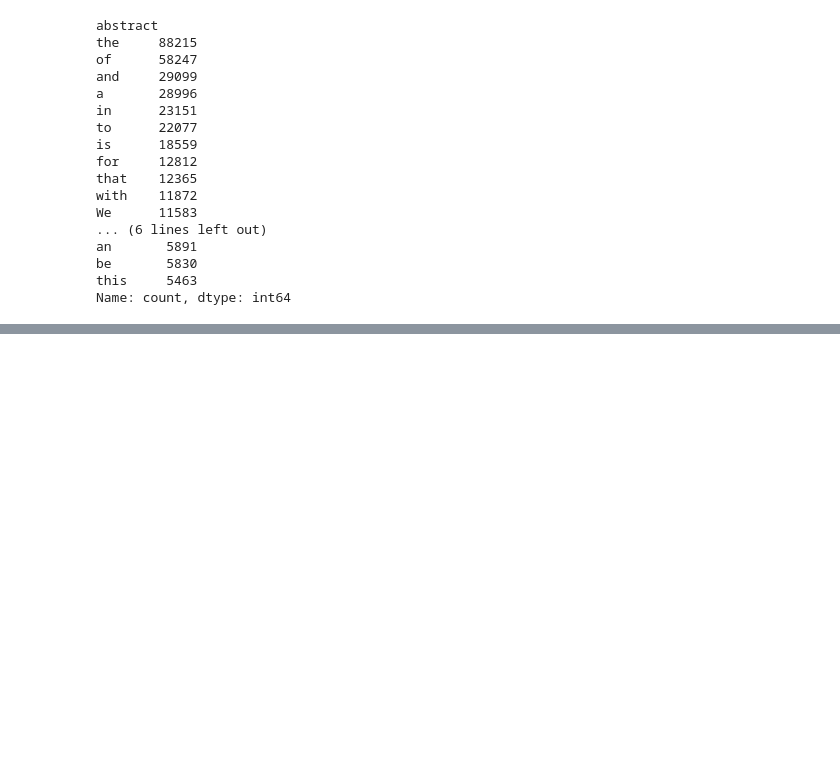
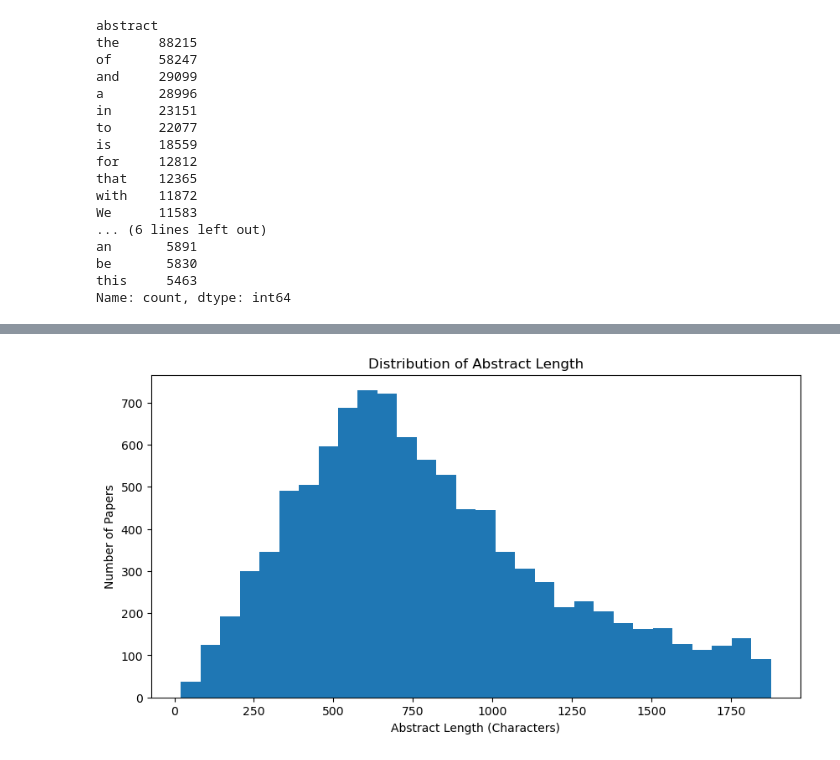
Before and after one commit to MeharaWeeratunga/arxiv-analyzer, a Jupyter notebook: notebooks/arxiv_analysis.ipynb, the cells around one changed output, grey strips where cells are left out. Saved outputs shown, nothing was run; the diff lists cells and outputs as text; code cells hidden in the pictures; blank space fills up the shorter version.

```diff
--- a/notebooks/arxiv_analysis.ipynb
+++ b/notebooks/arxiv_analysis.ipynb
@@ -595,0 +679,14 @@ Name: count, dtype: int64
+# %%
+plt.figure(figsize=(10,5))
+
+plt.hist(df["abstract_length"], bins=30)
+
+plt.title("Distribution of Abstract Length")
+
+plt.xlabel("Abstract Length (Characters)")
+
+plt.ylabel("Number of Papers")
+
+plt.show()
+# %% [output]
+[figure, added]
```
Also changed, not shown: parts of 20 cells of this notebook, 1 other file.
